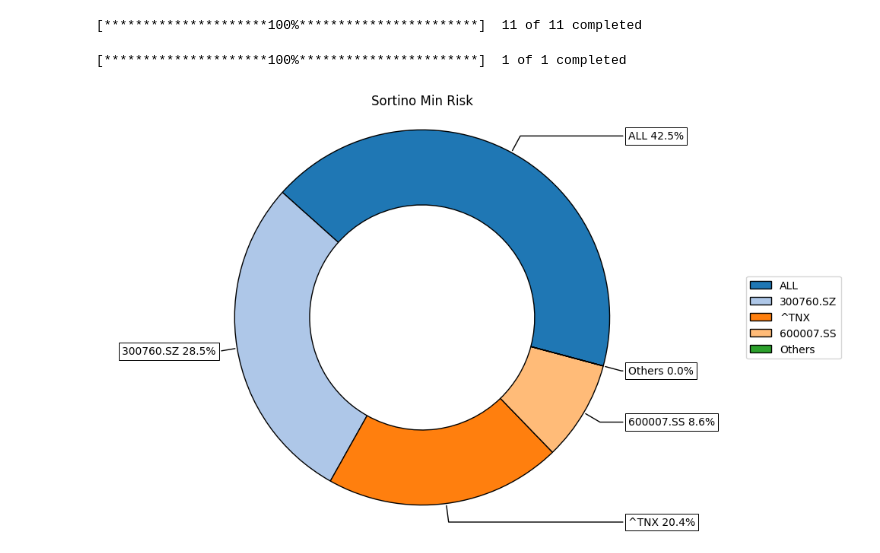
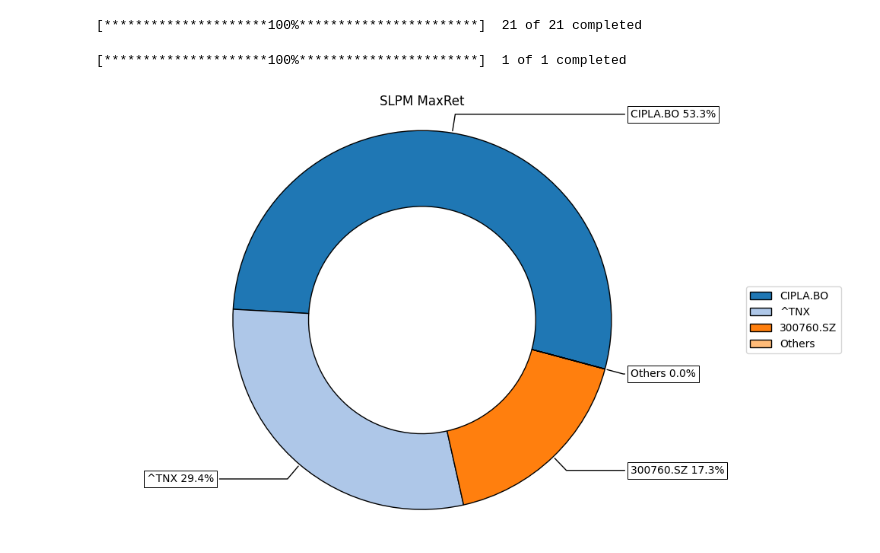
Before and after one commit to aliencaocao/wharton-comp, a Jupyter notebook: portfolio optimization.ipynb, the cells around one changed output. Cells and saved outputs as stored; diff of their text form; code cells hidden in the pictures.

Commit message:
Change graph title

```diff
--- a/portfolio optimization.ipynb
+++ b/portfolio optimization.ipynb
@@ -10,7 +10,7 @@ with open('passed.txt') as f:
 tickers.append('^TNX')  # 10 year treasury yield
 # %%
 # For experiment only
-tickers = tickers[:10] + ['^TNX']
+tickers = tickers[:20] + ['^TNX']
 # %%
 def download_data_and_calc_returns(tickers, period='5y', interval='1d', prepost=False):
     if isinstance(tickers, list):
@@ -29,7 +29,7 @@ returns = download_data_and_calc_returns(tickers)
 returns.index = returns.index.map(lambda a: pd.to_datetime(a).date())  # remove timezone awareness by converting to dates only
 returns = returns.sum(level=0)  # merge 2 days into 1 since different market has diff closing time
 # %% [output]
-[*********************100%***********************]  11 of 11 completed
+[*********************100%***********************]  21 of 21 completed
 # %%
 nasdaq_returns = download_data_and_calc_returns('^IXIC', period='10y')
 nasdaq_slpm = rp.RiskFunctions.LPM(nasdaq_returns, MAR=0.04/252, p=2)
@@ -48,9 +48,9 @@ obj = 'MaxRet'
 risk_free_rate = 0.04/252  # 4% annually converted to daily
 w = port.optimization(model=model, rm=risk_measure, obj=obj, rf=risk_free_rate)
 # %%
-ax = rp.plot_pie(w=w, title='Sortino Min Risk', others=0.05, nrow=len(port.assetslist), cmap = "tab20", height=6, width=10, ax=None)
+ax = rp.plot_pie(w=w, title=f'{risk_measure} {obj}', others=0.05, nrow=len(port.assetslist), cmap = "tab20", height=6, width=10, ax=None)
 # %% [output]
-[figure, old version]
+[figure, new version]
 # %%
 %%time
 points = 50 # Number of points of the frontier
```
Also changed, not shown: parts of 4 cells of this notebook, 1 other file.
